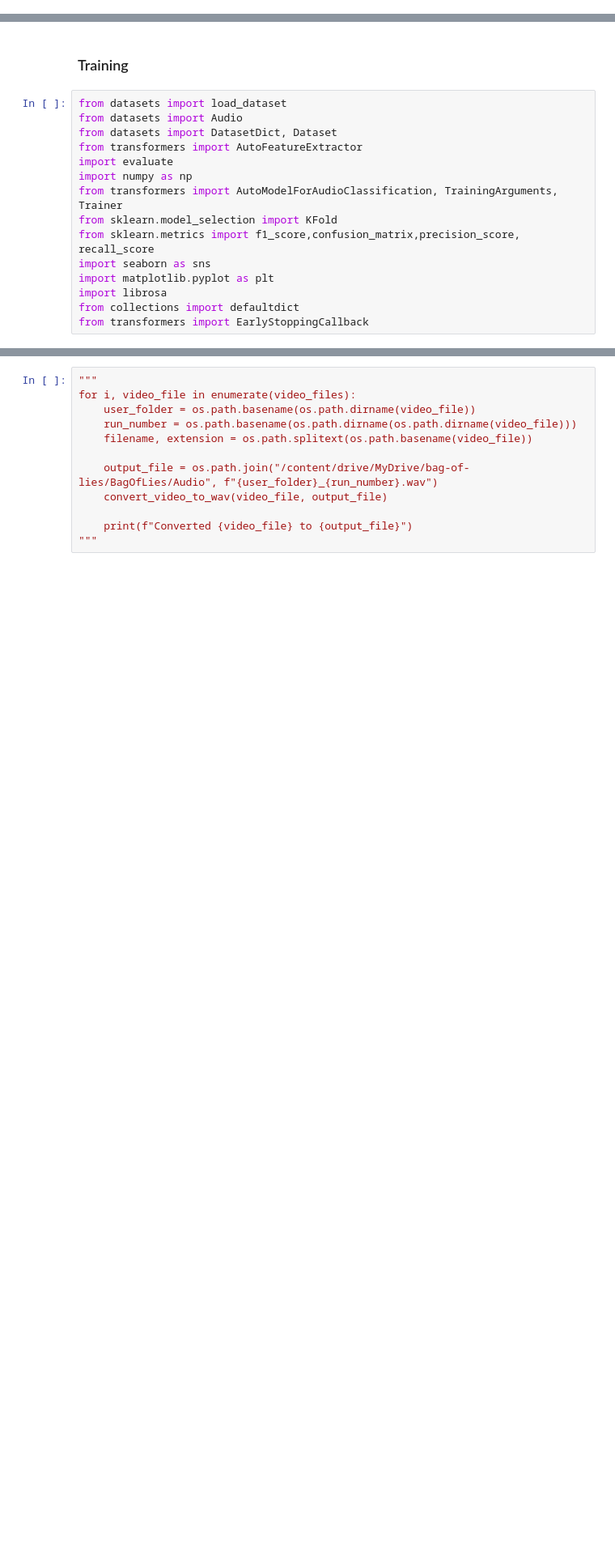
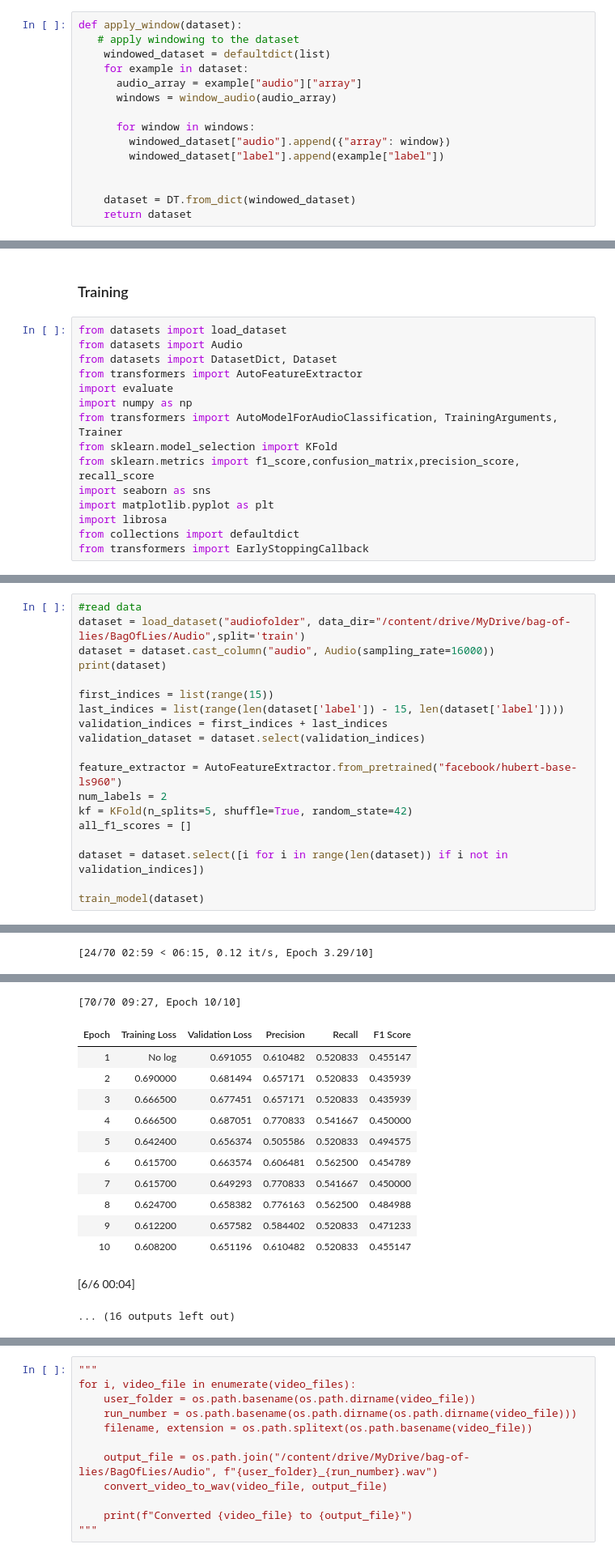
Before and after one commit to pasicdino/DeceptionDetection, a Jupyter notebook: Hubert-FineTune.ipynb, the cells around one changed output, grey strips where cells are left out. Shown at 81% size. Drawn from its saved outputs; the diff is of its cells as text; blank space fills up the shorter version.

```diff
--- a/Hubert-FineTune.ipynb
+++ b/Hubert-FineTune.ipynb
@@ -69,6 +79,21 @@ def compute_metrics(eval_pred):
         "precision": precision,
         "recall": recall,
         "f1_score": f1}
+# %%
+def apply_window(dataset):
+   # apply windowing to the dataset
+    windowed_dataset = defaultdict(list)
+    for example in dataset:
+      audio_array = example["audio"]["array"]
+      windows = window_audio(audio_array)
+
+      for window in windows:
+        windowed_dataset["audio"].append({"array": window})
+        windowed_dataset["label"].append(example["label"])
+
+
+    dataset = DT.from_dict(windowed_dataset)
+    return dataset
 # %% [markdown]
 ### Training
 # %%
@@ -429,0 +463,20 @@ You should probably TRAIN this model on a down-stream task to be able to use it
+# %%
+#read data
+dataset = load_dataset("audiofolder", data_dir="/content/drive/MyDrive/bag-of-lies/BagOfLies/Audio",split='train')
+dataset = dataset.cast_column("audio", Audio(sampling_rate=16000))
+print(dataset)
+
+first_indices = list(range(15))
+last_indices = list(range(len(dataset['label']) - 15, len(dataset['label'])))
+validation_indices = first_indices + last_indices
+validation_dataset = dataset.select(validation_indices)
+
+feature_extractor = AutoFeatureExtractor.from_pretrained("facebook/hubert-base-ls960")
+num_labels = 2
+kf = KFold(n_splits=5, shuffle=True, random_state=42)
+all_f1_scores = []
+
+dataset = dataset.select([i for i in range(len(dataset)) if i not in validation_indices])
+
+train_model(dataset)
+# %% [output]
@@ -429,0 +533 @@ You should probably TRAIN this model on a down-stream task to be able to use it
+[24/70 02:59 < 06:15, 0.12 it/s, Epoch 3.29/10]
@@ -429,0 +538,14 @@ You should probably TRAIN this model on a down-stream task to be able to use it
+[70/70 09:27, Epoch 10/10]
+| Epoch | Training Loss | Validation Loss | Precision | Recall | F1 Score |
+| 1 | No log | 0.691055 | 0.610482 | 0.520833 | 0.455147 |
+| 2 | 0.690000 | 0.681494 | 0.657171 | 0.520833 | 0.435939 |
+| 3 | 0.666500 | 0.677451 | 0.657171 | 0.520833 | 0.435939 |
+| 4 | 0.666500 | 0.687051 | 0.770833 | 0.541667 | 0.450000 |
+| 5 | 0.642400 | 0.656374 | 0.505586 | 0.520833 | 0.494575 |
+| 6 | 0.615700 | 0.663574 | 0.606481 | 0.562500 | 0.454789 |
+| 7 | 0.615700 | 0.649293 | 0.770833 | 0.541667 | 0.450000 |
+| 8 | 0.624700 | 0.658382 | 0.776163 | 0.562500 | 0.484988 |
+| 9 | 0.612200 | 0.657582 | 0.584402 | 0.520833 | 0.471233 |
+| 10 | 0.608200 | 0.651196 | 0.610482 | 0.520833 | 0.455147 |
+[6/6 00:04]
+... (16 outputs left out)
```
Also changed, not shown: parts of 12 cells of this notebook.
